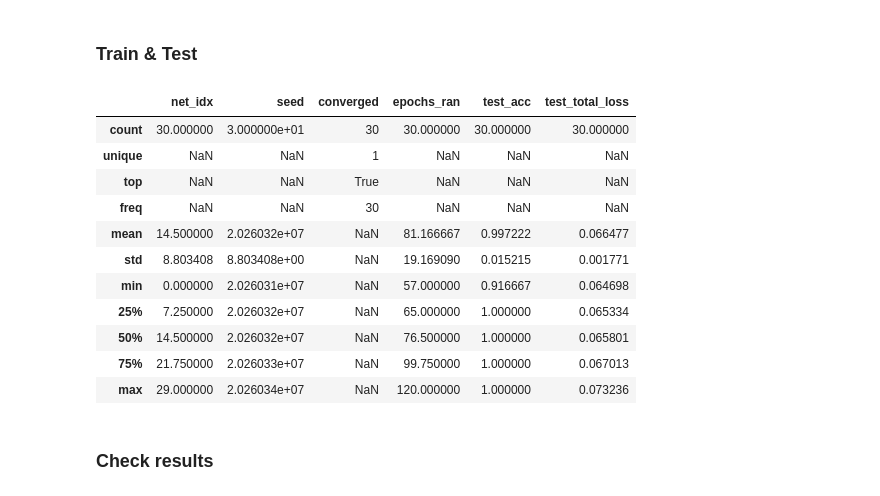
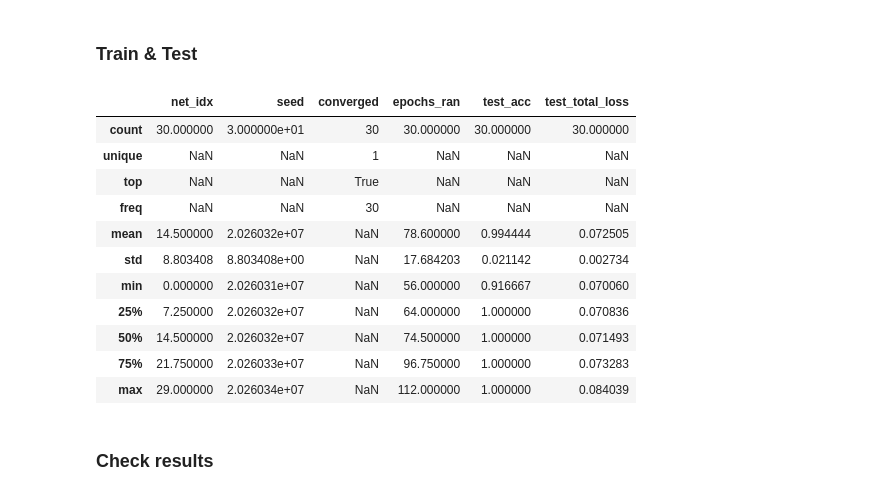
Before and after one commit to siyer7/asymmetry_design, a Jupyter notebook: code/python/simulation.ipynb, the cells around one changed output. Saved outputs shown, nothing was run; the diff lists cells and outputs as text; code cells hidden in the pictures.

```diff
--- a/code/python/simulation.ipynb
+++ b/code/python/simulation.ipynb
@@ -45,6 +52,7 @@ def make_trials(n_stim=20, boundaries=(0.25, 0.5, 0.75)):
 
     # one canonical baseline — all other conditions slice from this
     base_stims = np.linspace(0, 1, n_stim + 2, dtype=np.float32)[1:-1]  # 20 values
+    base_stims = np.linspace(0.025, 0.975, 20)
 
     rows = []
     for b in boundaries:
@@ -314,7 +322,7 @@ BoundaryNet(
 ### Train & Test
 # %%
 # training setup
-max_epochs = 800   # hard cap — training always stops here even without convergence
+max_epochs = 200   # hard cap — training always stops here even without convergence
 min_epochs = 30    # burn-in period: convergence is not checked before this epoch
 conv_target = 0.90 # rolling-window train accuracy that triggers early stopping
 corr_target = 0.7 # rolling-window Pearson r (stim vs resp) that triggers early stopping
@@ -360,7 +368,7 @@ for net_idx in range(n_nets):
             recent_train_acc   = np.mean([h['train_acc']  for h in network_epochs[-conv_window:]])
             recent_train_corr  = np.mean([h['train_corr'] for h in network_epochs[-conv_window:]])
             recent_loss_stim   = np.mean([h['train_loss_stim'] for h in network_epochs[-conv_window:]])
-            if recent_train_acc >= conv_target and recent_train_corr >= corr_target:# and recent_loss_stim < mse_target:
+            if recent_train_acc >= conv_target:# and recent_train_corr >= corr_target:# and recent_loss_stim < mse_target:
                 converged = True
                 break  # exit the epoch loop; model is considered trained
 
@@ -381,40 +389,40 @@ for net_idx in range(n_nets):
             'epoch_results': network_epochs_df,
             'converged': converged,
             'epochs_ran': int(network_epochs_df['epoch'].max() + 1),
             'full_pred_df': full_pred_df,
             'test_pred_df': test_pred_df,
             'hidden_full': hidden_full,   # shape: [60, hidden_dim] — used for PCA
             'hidden_test': hidden_test,
             'full_metrics': full_metrics,
             'test_metrics': test_metrics,
         }
     )
 
 nets_summarized_df = pd.DataFrame(
     {
         'net_idx': [net['net_idx'] for net in network_results],
         'seed': [net['seed'] for net in network_results],
         'converged': [net['converged'] for net in network_results],
         'epochs_ran': [net['epochs_ran'] for net in network_results],
         'test_acc': [net['test_metrics']['acc'] for net in network_results],
         'test_total_loss': [net['test_metrics']['total'] for net in network_results],
     }
 )
 
 nets_summarized_df.describe(include='all')
 # %% [output]
 |  | net_idx | seed | converged | epochs_ran | test_acc | test_total_loss |
 | count | 30.000000 | 3.000000e+01 | 30 | 30.000000 | 30.000000 | 30.000000 |
 | unique | NaN | NaN | 1 | NaN | NaN | NaN |
 | top | NaN | NaN | True | NaN | NaN | NaN |
 | freq | NaN | NaN | 30 | NaN | NaN | NaN |
-| mean | 14.500000 | 2.026032e+07 | NaN | 81.166667 | 0.997222 | 0.066477 |
-| std | 8.803408 | 8.803408e+00 | NaN | 19.169090 | 0.015215 | 0.001771 |
-| min | 0.000000 | 2.026031e+07 | NaN | 57.000000 | 0.916667 | 0.064698 |
-| 25% | 7.250000 | 2.026032e+07 | NaN | 65.000000 | 1.000000 | 0.065334 |
-| 50% | 14.500000 | 2.026032e+07 | NaN | 76.500000 | 1.000000 | 0.065801 |
-| 75% | 21.750000 | 2.026033e+07 | NaN | 99.750000 | 1.000000 | 0.067013 |
-| max | 29.000000 | 2.026034e+07 | NaN | 120.000000 | 1.000000 | 0.073236 |
+| mean | 14.500000 | 2.026032e+07 | NaN | 78.600000 | 0.994444 | 0.072505 |
+| std | 8.803408 | 8.803408e+00 | NaN | 17.684203 | 0.021142 | 0.002734 |
+| min | 0.000000 | 2.026031e+07 | NaN | 56.000000 | 0.916667 | 0.070060 |
+| 25% | 7.250000 | 2.026032e+07 | NaN | 64.000000 | 1.000000 | 0.070836 |
+| 50% | 14.500000 | 2.026032e+07 | NaN | 74.500000 | 1.000000 | 0.071493 |
+| 75% | 21.750000 | 2.026033e+07 | NaN | 96.750000 | 1.000000 | 0.073283 |
+| max | 29.000000 | 2.026034e+07 | NaN | 112.000000 | 1.000000 | 0.084039 |
 # %% [markdown]
 ### Check results
 # %%
```
Also changed, not shown: parts of 18 cells of this notebook, 3 other files.
